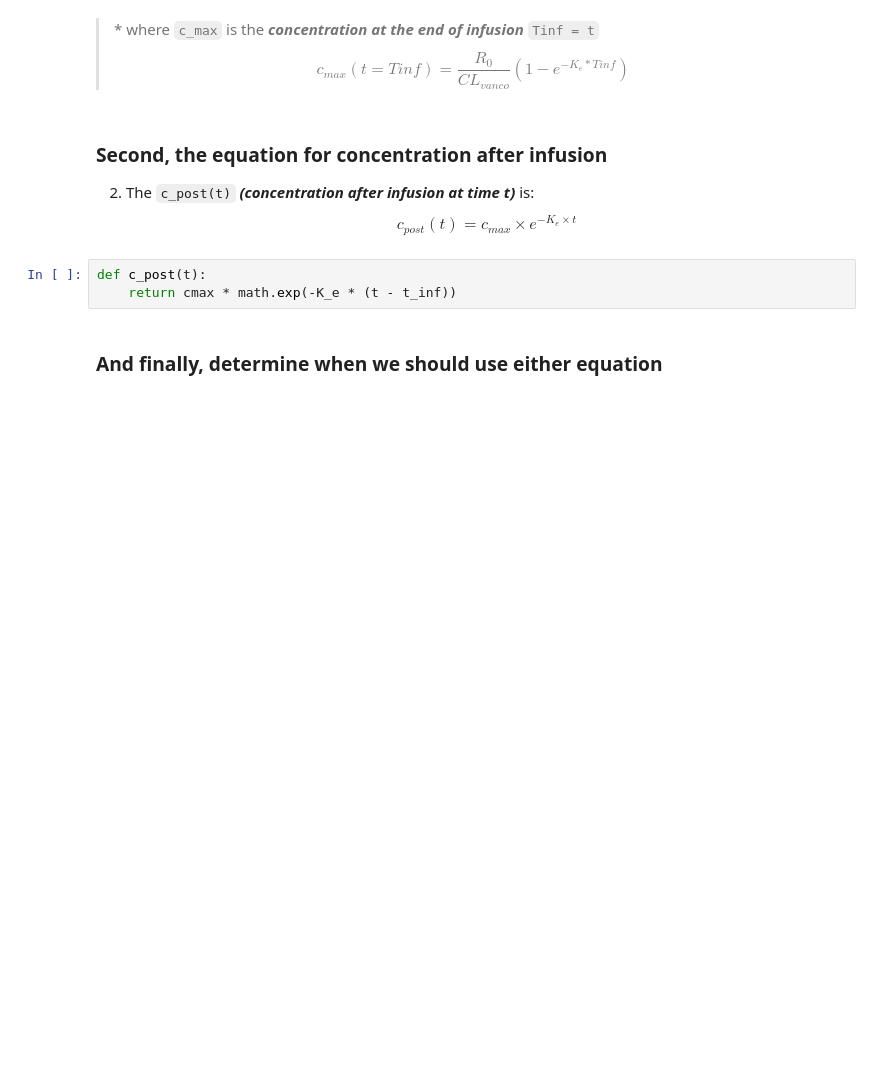
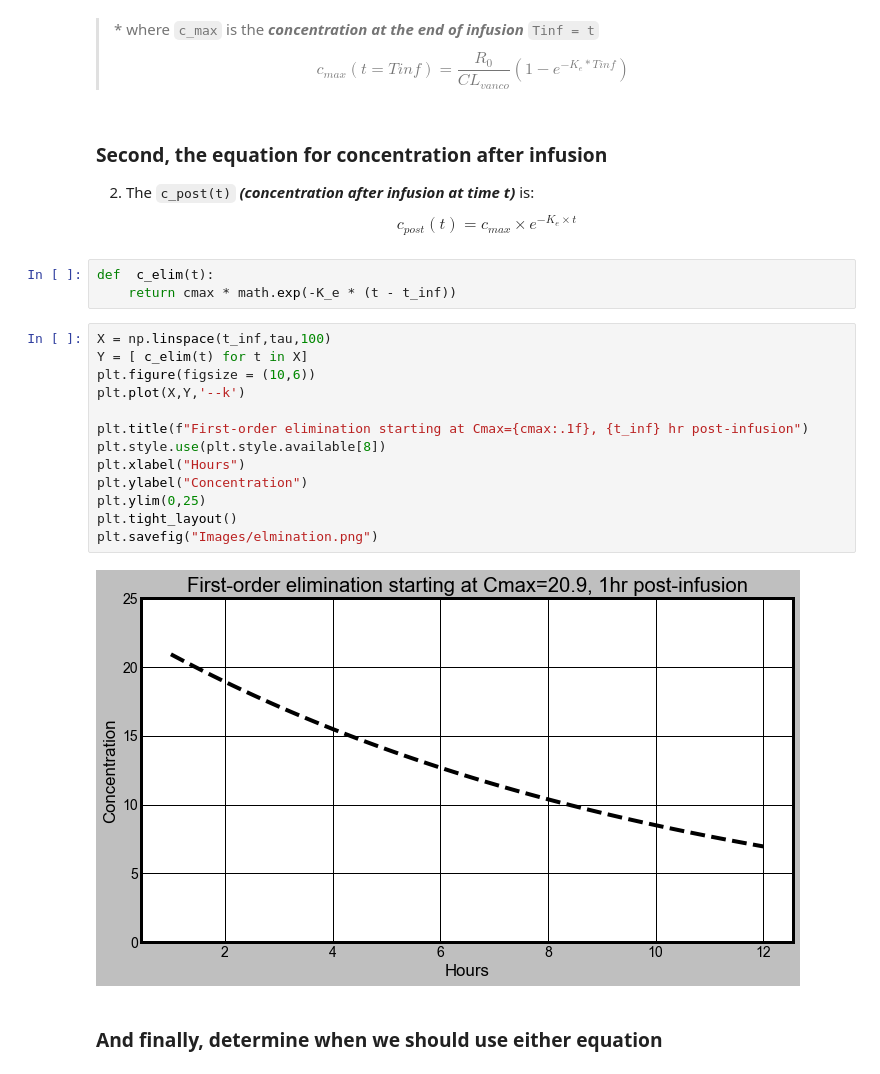
Before and after one commit to kpessa/vanco-python, a Jupyter notebook: vanco-auc.ipynb, the cells around one changed output. Drawn from its saved outputs; the diff is of its cells as text; blank space fills up the shorter version.

```diff
--- a/vanco-auc.ipynb
+++ b/vanco-auc.ipynb
@@ -61,8 +61,23 @@ cmax = R_0 / CL_vanco * (1 - math.exp(-K_e * t_inf))
 2. The `c_post(t)` ***(concentration after infusion at time t)*** is:
 \\[c_{post}(t) = c_{max} \times e^{-K_e \times t} \\]
 # %%
-def c_post(t):
+def  c_elim(t):
     return cmax * math.exp(-K_e * (t - t_inf))
+# %%
+X = np.linspace(t_inf,tau,100)
+Y = [ c_elim(t) for t in X]
+plt.figure(figsize = (10,6))
+plt.plot(X,Y,'--k')
+
+plt.title(f"First-order elimination starting at Cmax={cmax:.1f}, {t_inf} hr post-infusion")
+plt.style.use(plt.style.available[8])
+plt.xlabel("Hours")
+plt.ylabel("Concentration")
+plt.ylim(0,25)
+plt.tight_layout()
+plt.savefig("Images/elmination.png")
+# %% [output]
+[figure, added]
 # %% [markdown]
 ### And finally, determine when we should use either equation
 # %% [markdown]
```
Also changed, not shown: parts of 1 cell of this notebook, 3 other files.
